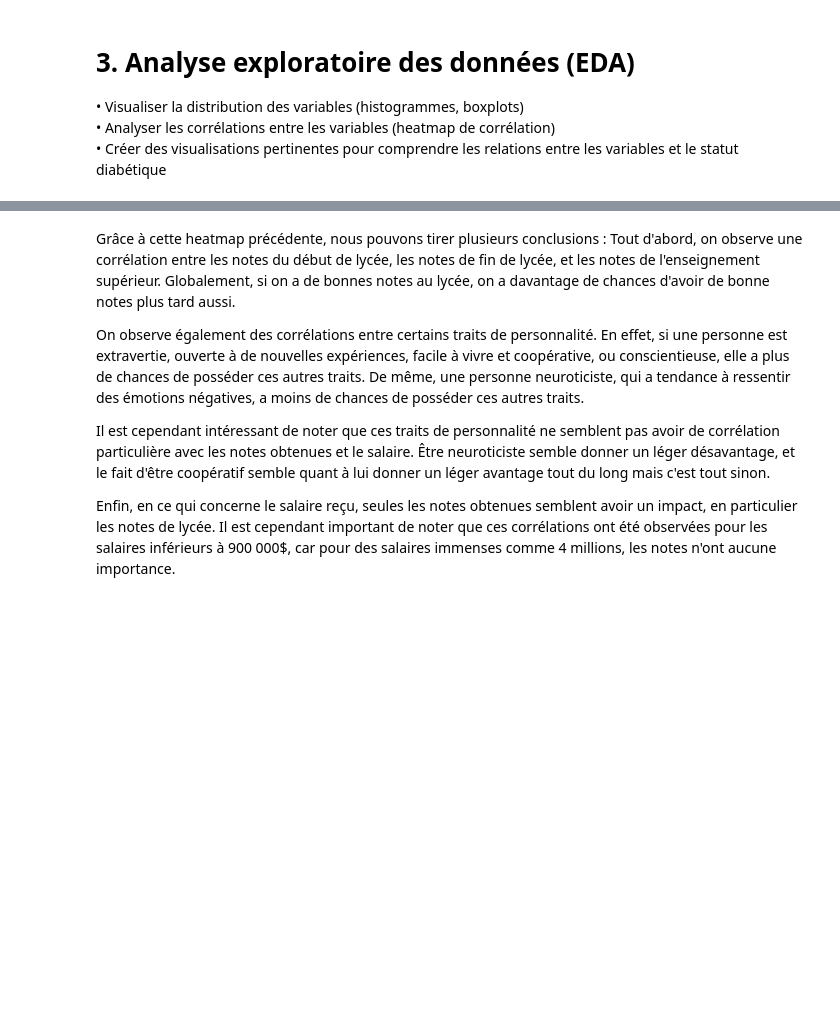
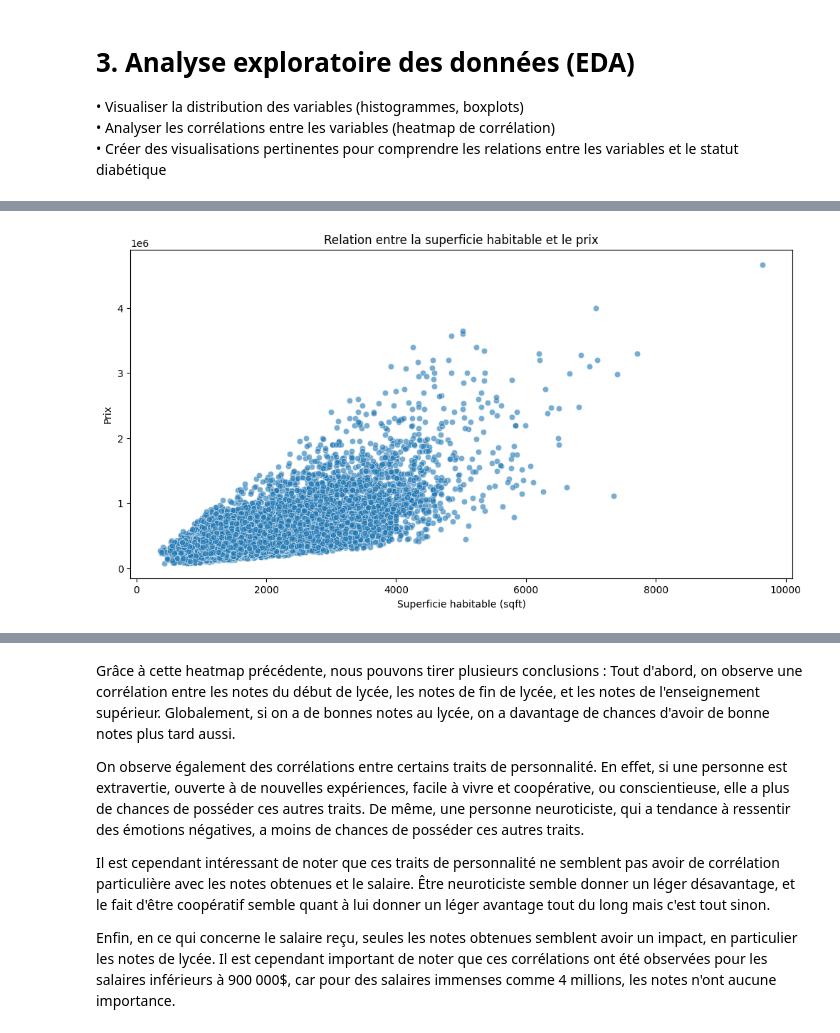
Before and after one commit to MGentieu/Projet_python_data, a Jupyter notebook: Notebook_projet.ipynb, the cells around one changed output, grey strips where cells are left out. Cells and saved outputs as stored; diff of their text form; code cells hidden in the pictures; blank space fills up the shorter version.

```diff
--- a/Notebook_projet.ipynb
+++ b/Notebook_projet.ipynb
@@ -352,0 +229,10 @@ plt.show()
+# %%
+# Relation entre prix et superficie habitable
+plt.figure(figsize=(12, 6))
+sb.scatterplot(x='sqft_living', y='price', data=df, alpha=0.6)
+plt.title("Relation entre la superficie habitable et le prix")
+plt.xlabel("Superficie habitable (sqft)")
+plt.ylabel("Prix")
+plt.show()
+# %% [output]
+[figure, added]
```
Also changed, not shown: parts of 26 cells of this notebook.
